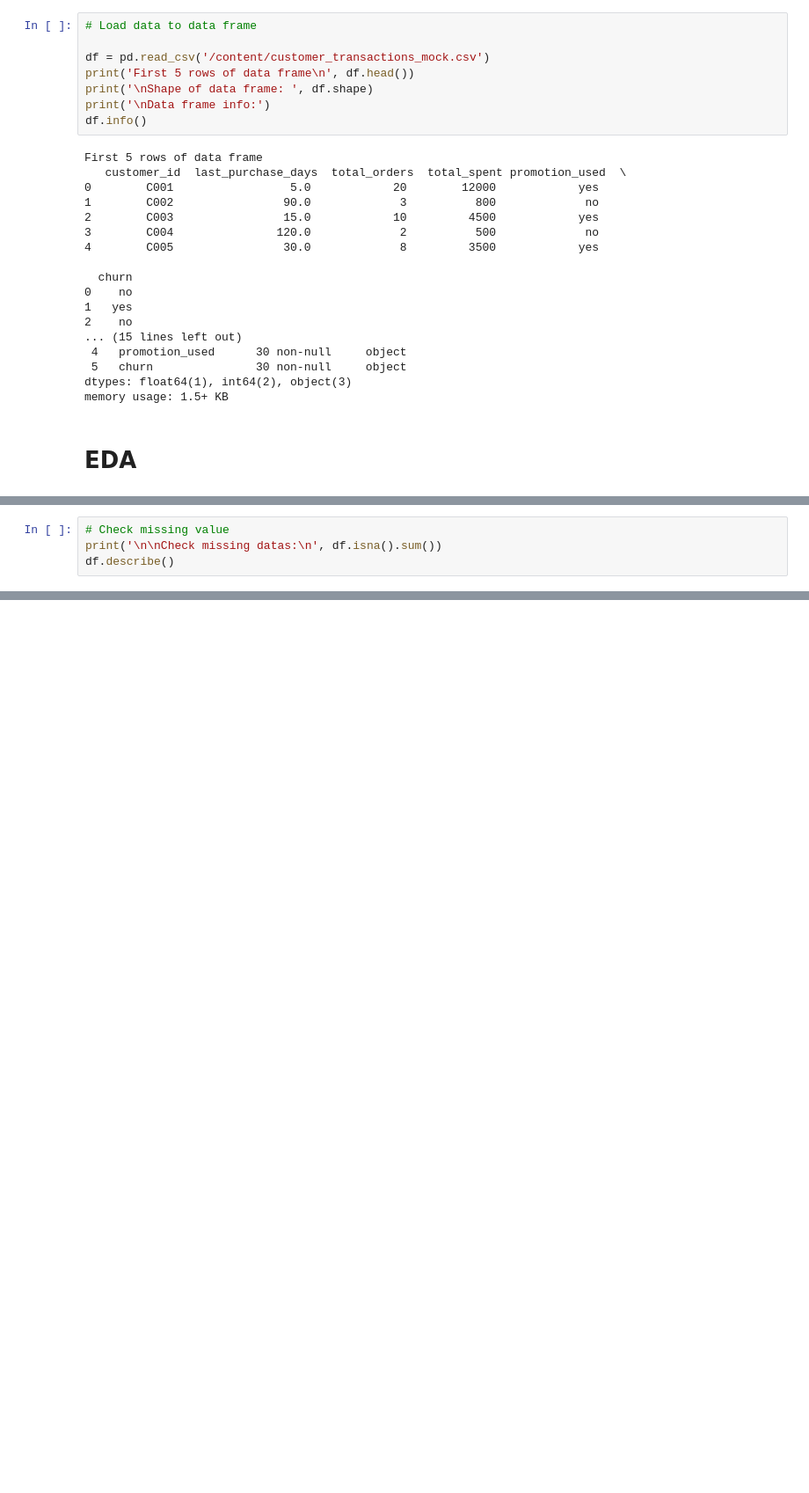
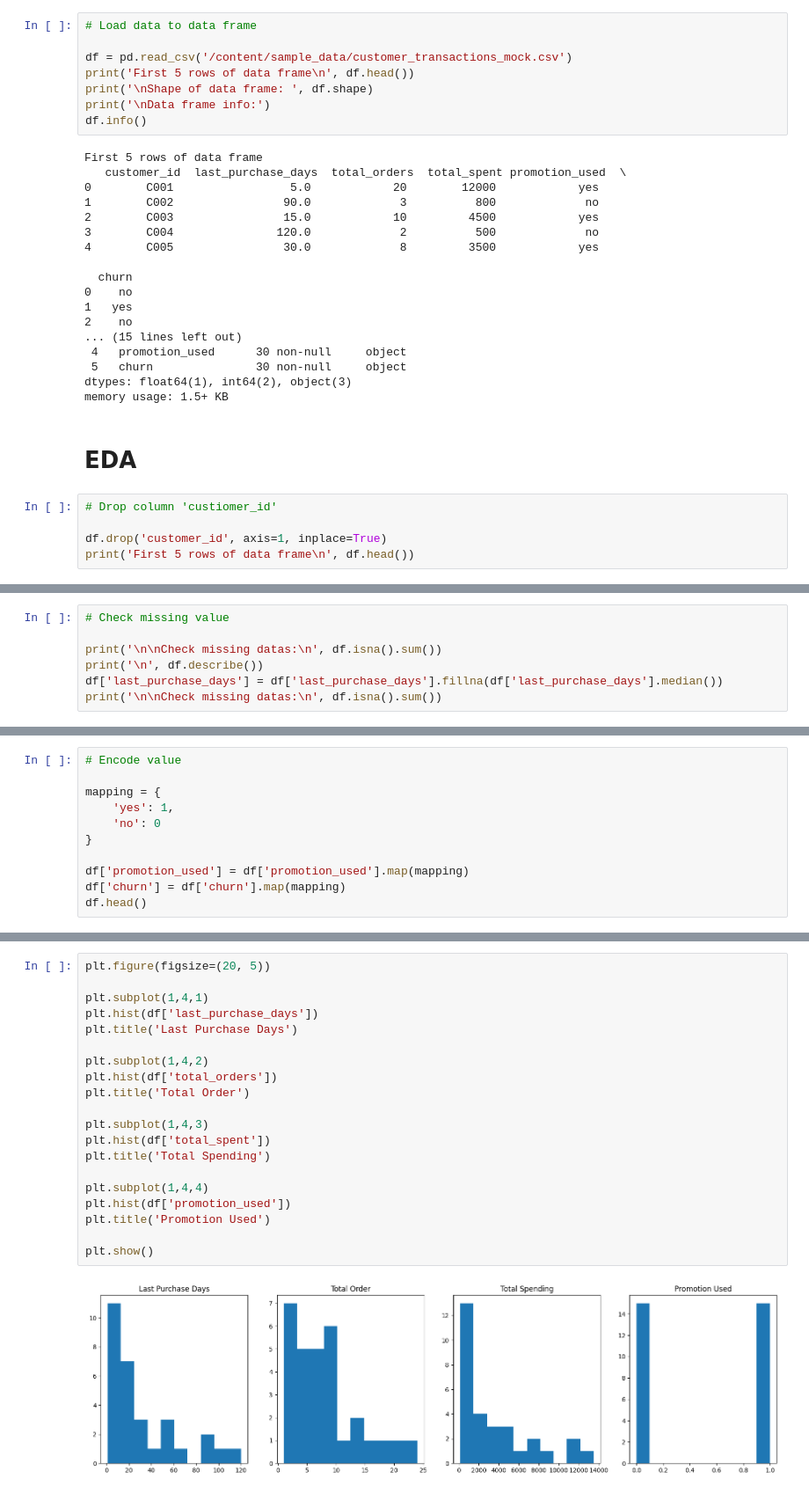
Before and after one commit to Ccnh120321/TN-DS-Test, a Jupyter notebook: retail_churn_prediction.ipynb, the cells around one changed output, grey strips where cells are left out. Shown at 88% size. Cells and saved outputs as stored; diff of their text form; blank space fills up the shorter version.

```diff
--- a/retail_churn_prediction.ipynb
+++ b/retail_churn_prediction.ipynb
@@ -7,7 +9,7 @@ import pandas as pd
 # %%
 # Load data to data frame
 
-df = pd.read_csv('/content/customer_transactions_mock.csv')
+df = pd.read_csv('/content/sample_data/customer_transactions_mock.csv')
 print('First 5 rows of data frame\n', df.head())
 print('\nShape of data frame: ', df.shape)
 print('\nData frame info:')
@@ -32,3 +34,8 @@ dtypes: float64(1), int64(2), object(3)
 memory usage: 1.5+ KB
 # %% [markdown]
 # **EDA**
+# %%
+# Drop column 'custiomer_id'
+
+df.drop('customer_id', axis=1, inplace=True)
+print('First 5 rows of data frame\n', df.head())
@@ -35,6 +50,9 @@ memory usage: 1.5+ KB
 # %%
 # Check missing value
+
 print('\n\nCheck missing datas:\n', df.isna().sum())
-df.describe()
+print('\n', df.describe())
+df['last_purchase_days'] = df['last_purchase_days'].fillna(df['last_purchase_days'].median())
+print('\n\nCheck missing datas:\n', df.isna().sum())
 # %% [output]
 Check missing datas:
@@ -56,0 +75,11 @@ dtype: int64
+# %%
+# Encode value
+
+mapping = {
+    'yes': 1,
+    'no': 0
+}
+
+df['promotion_used'] = df['promotion_used'].map(mapping)
+df['churn'] = df['churn'].map(mapping)
+df.head()
@@ -56,0 +95,22 @@ dtype: int64
+# %%
+plt.figure(figsize=(20, 5))
+
+plt.subplot(1,4,1)
+plt.hist(df['last_purchase_days'])
+plt.title('Last Purchase Days')
+
+plt.subplot(1,4,2)
+plt.hist(df['total_orders'])
+plt.title('Total Order')
+
+plt.subplot(1,4,3)
+plt.hist(df['total_spent'])
+plt.title('Total Spending')
+
+plt.subplot(1,4,4)
+plt.hist(df['promotion_used'])
+plt.title('Promotion Used')
+
+plt.show()
+# %% [output]
+[figure, added]
```
Also changed, not shown: parts of 8 cells of this notebook.
